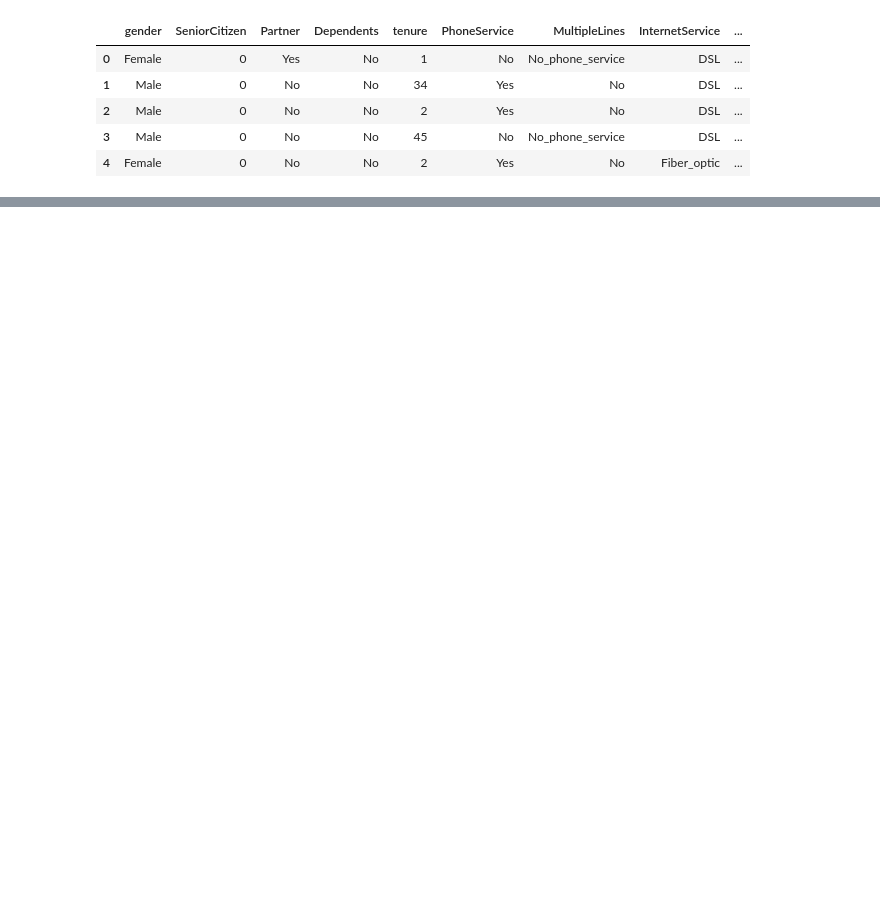
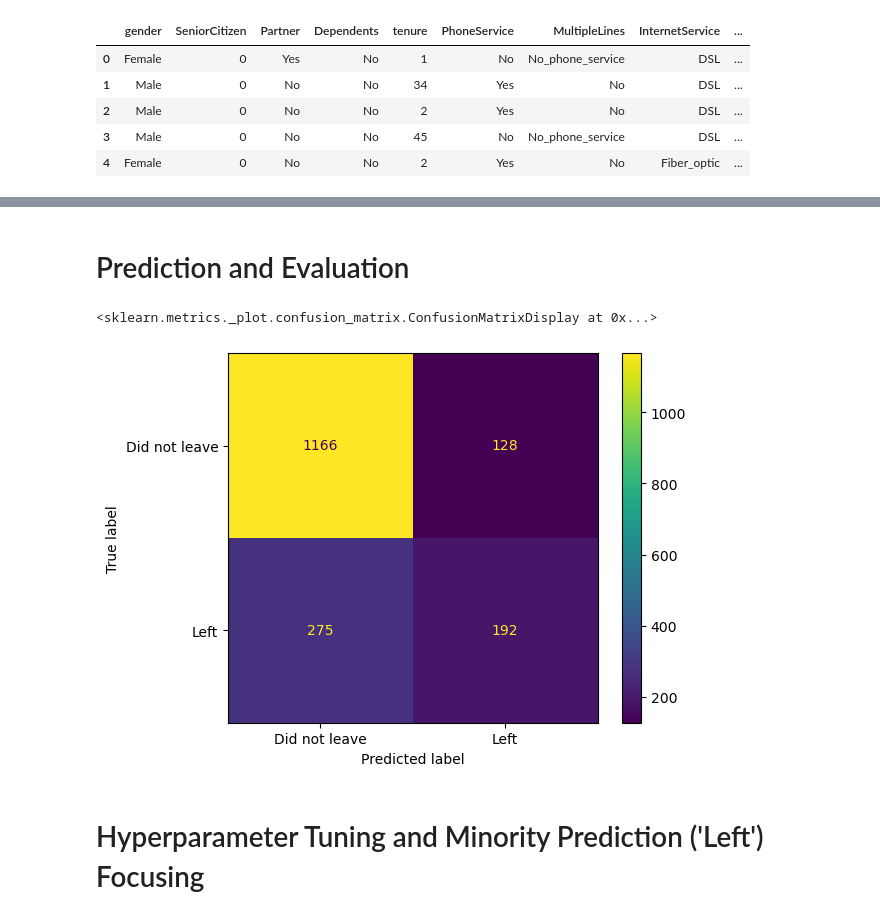
Before and after one commit to benTC74/Telco-Customer-Churn, a Jupyter notebook: Telco Customer Churn.ipynb, the cells around one changed output, grey strips where cells are left out. Cells and saved outputs as stored; diff of their text form; code cells hidden in the pictures; blank space fills up the shorter version.

```diff
--- a/Telco Customer Churn.ipynb
+++ b/Telco Customer Churn.ipynb
@@ -134,0 +201,14 @@ churn_df.head()
+# %%
+X_train, X_test, y_train, y_test = train_test_split(X, y, random_state=42, stratify=y)
+# %%
+cat_transformer = Pipeline(steps=[('one_hot',OneHotEncoder())])
+
+preprocessor = ColumnTransformer(transformers=[('cat_transformer',cat_transformer,[col for col in X.columns if X[col].dtypes=='object'])])
+
+xg_model = Pipeline(steps=[('preprocessor',preprocessor),
+                       ('xgboost', xgb.XGBClassifier(objective='binary:logistic',
+                                                     verbose=True,
+                                                     seed=42))])
+# %%
+X_train_transformed = xg_model[:-1].fit_transform(X_train)
+X_test_transformed = xg_model[:-1].transform(X_test)
@@ -134,0 +217,6 @@ churn_df.head()
+# %%
+xg_model[-1].fit(X_train_transformed,
+                 y_train,
+                 early_stopping_rounds=10,
+                 eval_metric='aucpr',
+                 eval_set=[(X_test_transformed, y_test)])
@@ -134,0 +251,14 @@ churn_df.head()
+# %% [markdown]
+# Prediction and Evaluation
+# %%
+prediction = xg_model[-1].predict(X_test_transformed)
+
+cm = confusion_matrix(y_test, prediction, labels=xg_model[-1].classes_)
+
+ConfusionMatrixDisplay(cm,
+                       display_labels=['Did not leave', 'Left']).plot()
+# %% [output]
+<sklearn.metrics._plot.confusion_matrix.ConfusionMatrixDisplay at 0x...>
+[figure, added]
+# %% [markdown]
+# Hyperparameter Tuning and Minority Prediction ('Left') Focusing
```
Also changed, not shown: parts of 21 cells of this notebook.
